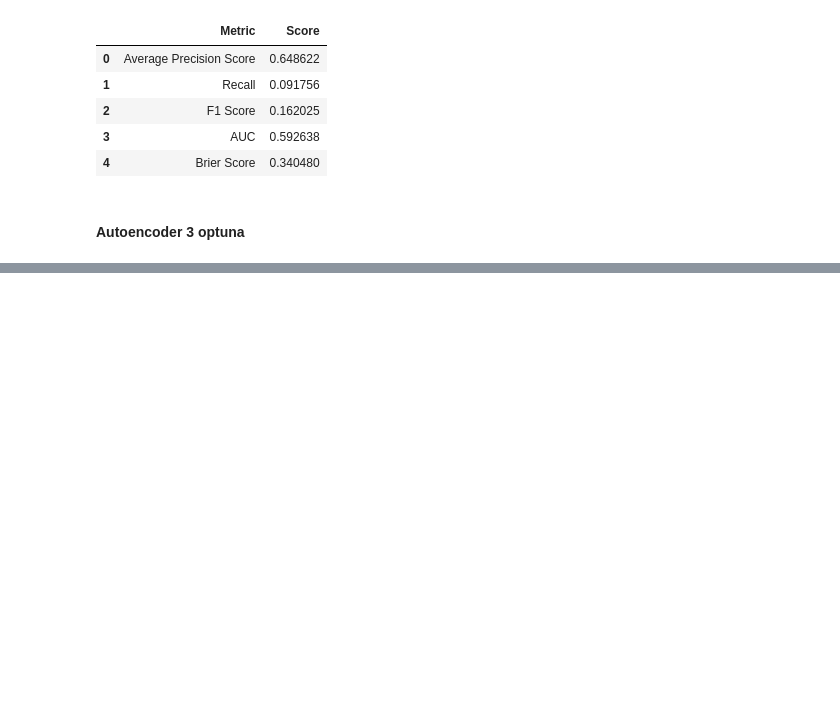
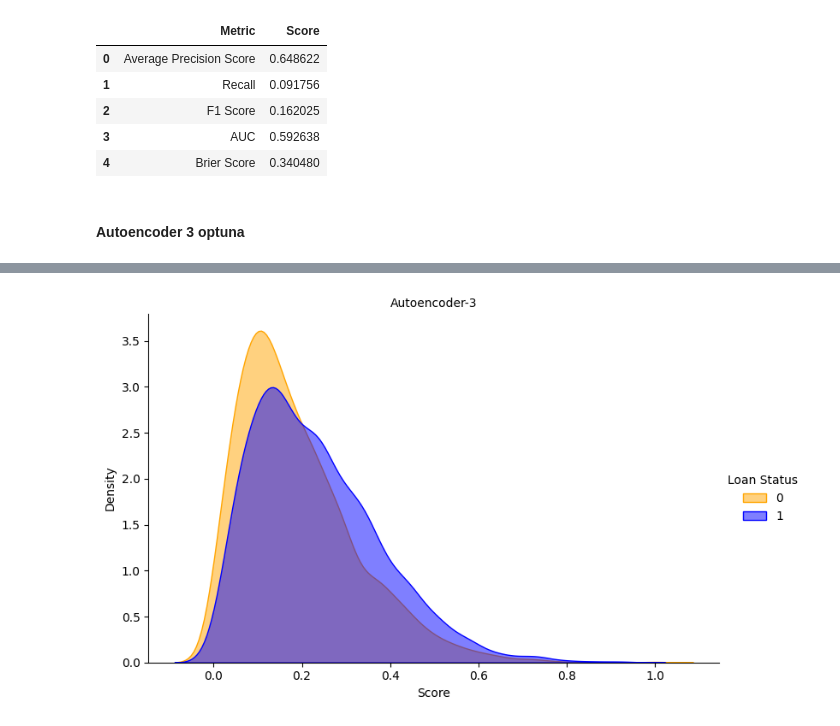
Before and after one commit to iserranoz/aprendizaje_maquina1, a Jupyter notebook: autoencoders_1.ipynb, the cells around one changed output, grey strips where cells are left out. Cells and saved outputs as stored; diff of their text form; code cells hidden in the pictures; blank space fills up the shorter version.

```diff
--- a/autoencoders_1.ipynb
+++ b/autoencoders_1.ipynb
@@ -286,0 +471,4 @@ metrics_df
+# %%
+plot_density(df_test['pred_proba-AE3'], df_test['target'],  "Autoencoder-3")
+# %% [output]
+[figure, added]
```
Also changed, not shown: parts of 12 cells of this notebook, 1 other file.
